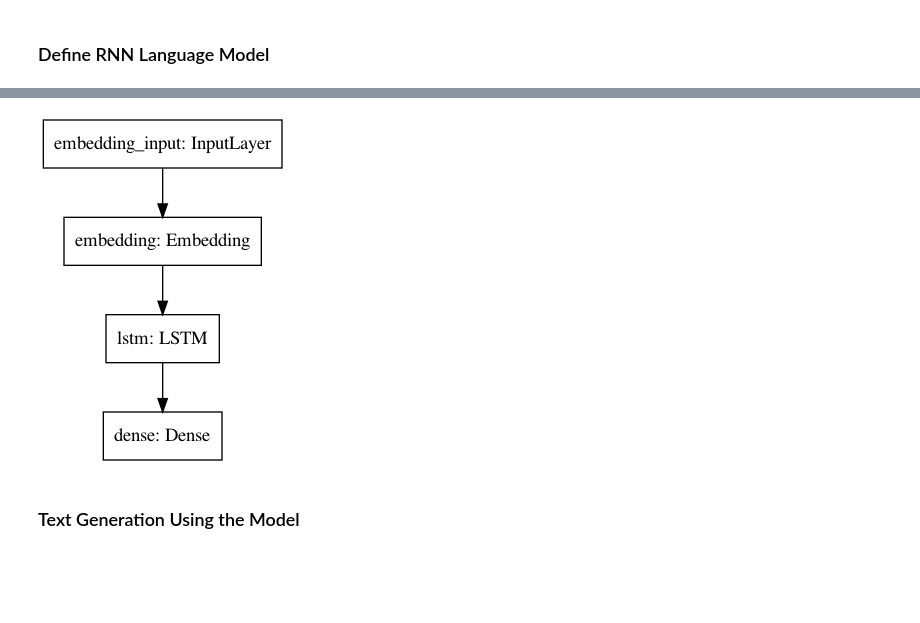
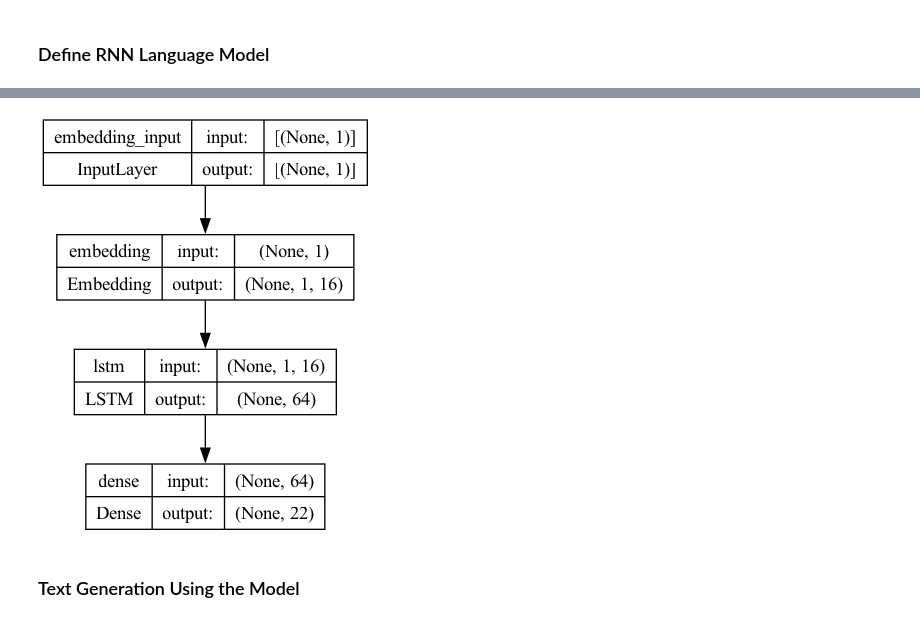
Before and after one commit to alvinntnu/NTNU_ENC2045_LECTURES, a Jupyter notebook: _build/jupyter_execute/nlp/dl-neural-language-model-primer.ipynb, the cells around one changed output, grey strips where cells are left out. Drawn from its saved outputs; the diff is of its cells as text; code cells hidden in the pictures; blank space fills up the shorter version.

```diff
--- a/_build/jupyter_execute/nlp/dl-neural-language-model-primer.ipynb
+++ b/_build/jupyter_execute/nlp/dl-neural-language-model-primer.ipynb
@@ -231,8 +231,8 @@ print(y[:5])
 # %%
 # define model
 model = Sequential()
-model.add(Embedding(input_dim=vocab_size, output_dim=10, input_length=1))
-model.add(LSTM(50))  # LSTM Complexity
+model.add(Embedding(input_dim=vocab_size, output_dim=16, input_length=1))
+model.add(LSTM(64))  # LSTM Complexity
 model.add(Dense(vocab_size, activation='softmax'))
 print(model.summary())
 # %% [output]
@@ -280,7 +281,7 @@ Epoch 500/500
 # %%
-plot_model(model)
+plot_model(model,  show_shapes= True)
 # %% [output]
-[figure, old version]
+[figure, new version]
 # %% [markdown]
 ### Text Generation Using the Model
 # %% [markdown]
```
Also changed, not shown: parts of 5 cells of this notebook, 19 other files.
